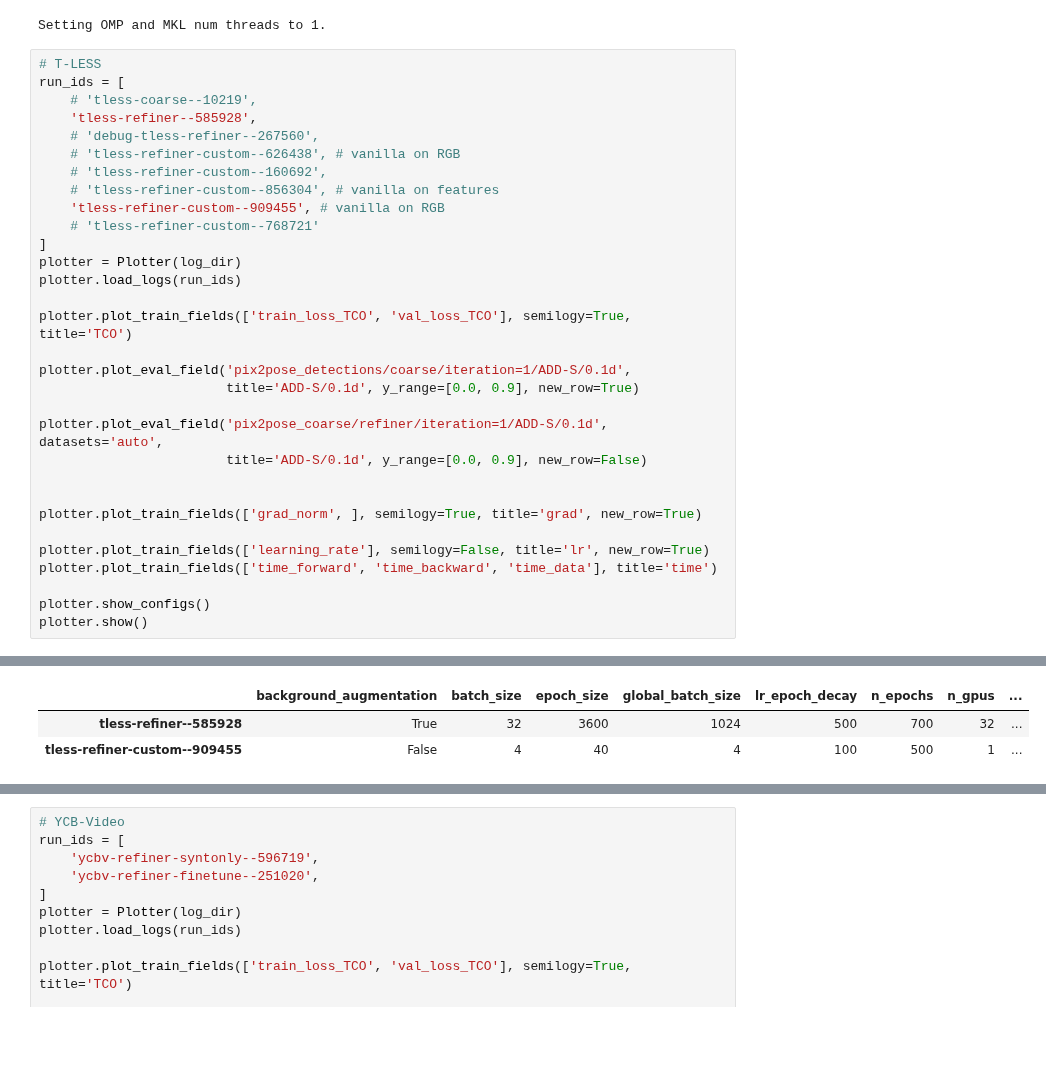
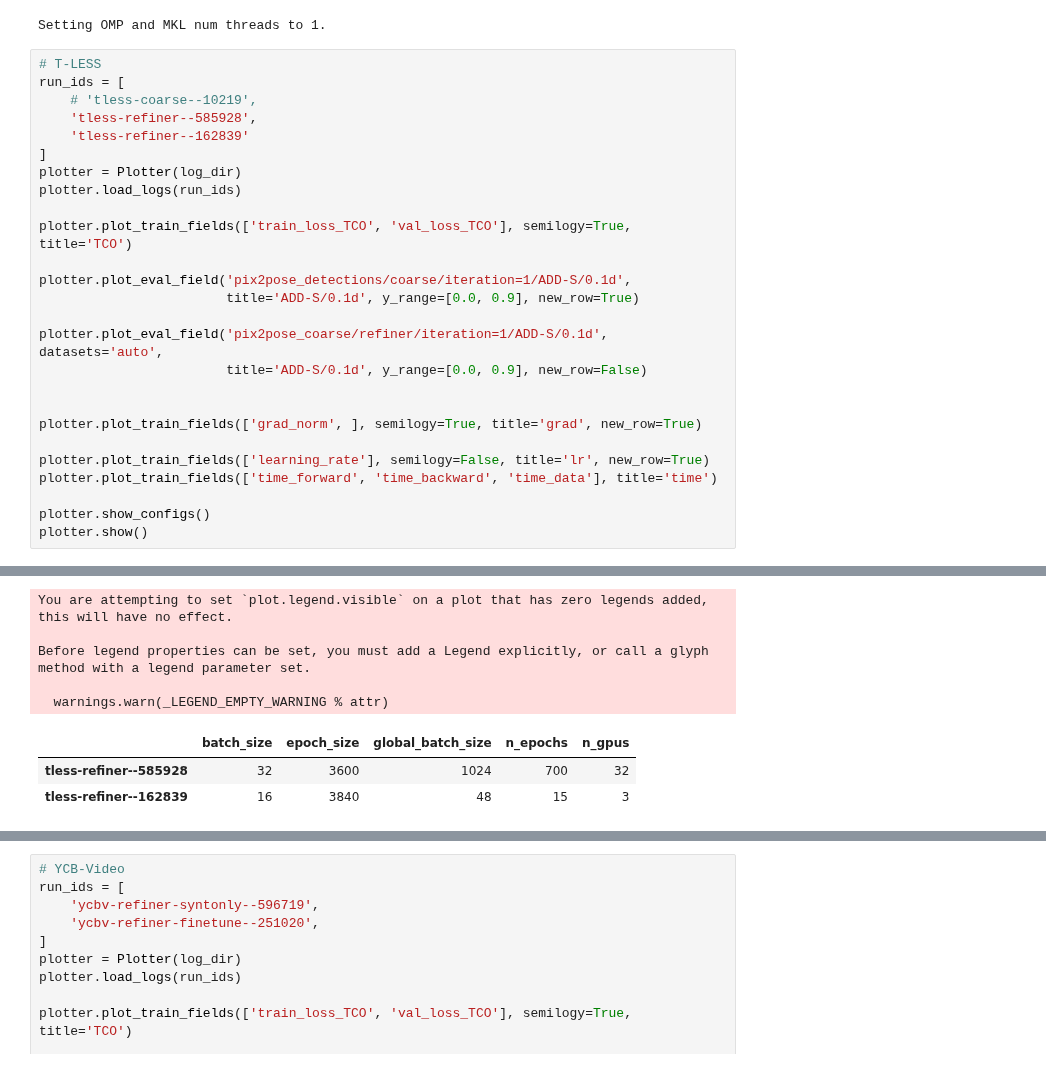
Before and after one commit to MikaYeghi/cosypose, a Jupyter notebook: paper_training_logs.ipynb, the cells around one changed output, grey strips where cells are left out. Cells and saved outputs as stored; diff of their text form; blank space fills up the shorter version.

```diff
--- a/paper_training_logs.ipynb
+++ b/paper_training_logs.ipynb
@@ -11,36 +11,36 @@ Setting OMP and MKL num threads to 1.
 # %%
 # T-LESS
 run_ids = [
     # 'tless-coarse--10219',
     'tless-refiner--585928',
-    # 'debug-tless-refiner--267560',
-    # 'tless-refiner-custom--626438', # vanilla on RGB
-    # 'tless-refiner-custom--160692',
-    # 'tless-refiner-custom--856304', # vanilla on features
-    'tless-refiner-custom--909455', # vanilla on RGB
-    # 'tless-refiner-custom--768721'
+    'tless-refiner--162839'
 ]
 plotter = Plotter(log_dir)
 plotter.load_logs(run_ids)
 
 plotter.plot_train_fields(['train_loss_TCO', 'val_loss_TCO'], semilogy=True, title='TCO')
 
 plotter.plot_eval_field('pix2pose_detections/coarse/iteration=1/ADD-S/0.1d',
                         title='ADD-S/0.1d', y_range=[0.0, 0.9], new_row=True)
 
 plotter.plot_eval_field('pix2pose_coarse/refiner/iteration=1/ADD-S/0.1d', datasets='auto',
                         title='ADD-S/0.1d', y_range=[0.0, 0.9], new_row=False)
 
 
 plotter.plot_train_fields(['grad_norm', ], semilogy=True, title='grad', new_row=True)
 
 plotter.plot_train_fields(['learning_rate'], semilogy=False, title='lr', new_row=True)
 plotter.plot_train_fields(['time_forward', 'time_backward', 'time_data'], title='time')
 
 plotter.show_configs()
 plotter.show()
 # %% [output]
 [interactive output not drawn]
+You are attempting to set `plot.legend.visible` on a plot that has zero legends added, this will have no effect.
+
+Before legend properties can be set, you must add a Legend explicitly, or call a glyph method with a legend parameter set.
+
+  warnings.warn(_LEGEND_EMPTY_WARNING % attr)
-|  | background_augmentation | batch_size | epoch_size | global_batch_size | lr_epoch_decay | n_epochs | n_gpus | ... |
-| tless-refiner--585928 | True | 32 | 3600 | 1024 | 500 | 700 | 32 | ... |
-| tless-refiner-custom--909455 | False | 4 | 40 | 4 | 100 | 500 | 1 | ... |
+|  | batch_size | epoch_size | global_batch_size | n_epochs | n_gpus |
+| tless-refiner--585928 | 32 | 3600 | 1024 | 700 | 32 |
+| tless-refiner--162839 | 16 | 3840 | 48 | 15 | 3 |
```
Also changed, not shown: parts of 1 cell of this notebook, 7 other files.
